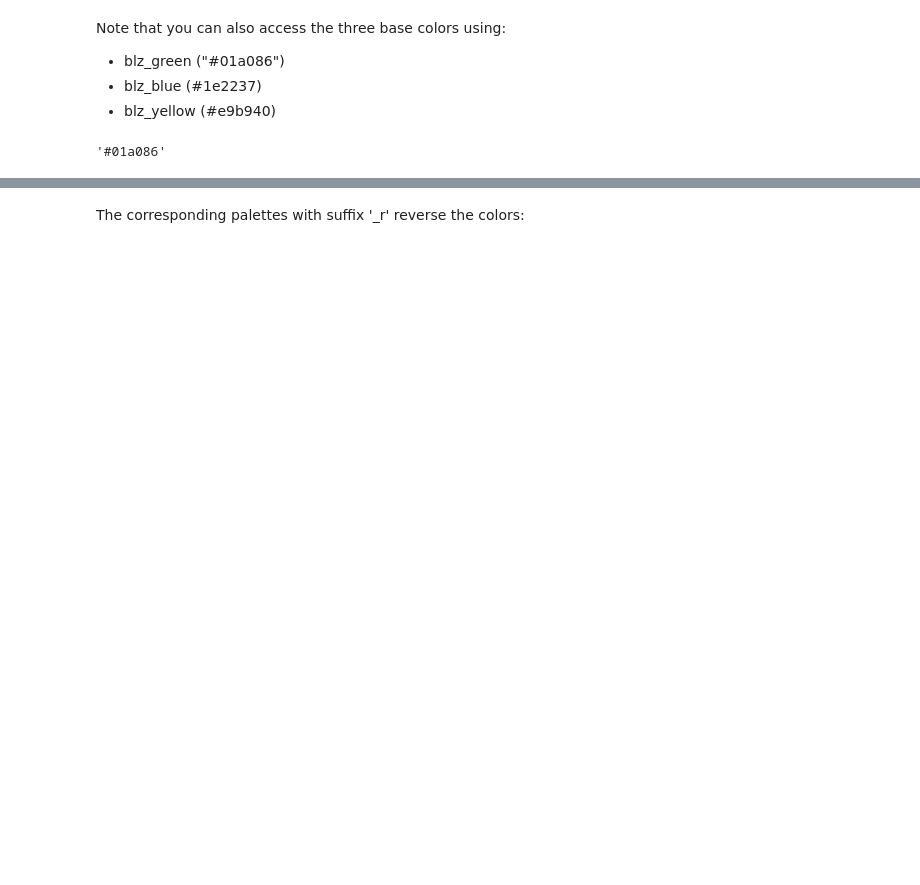
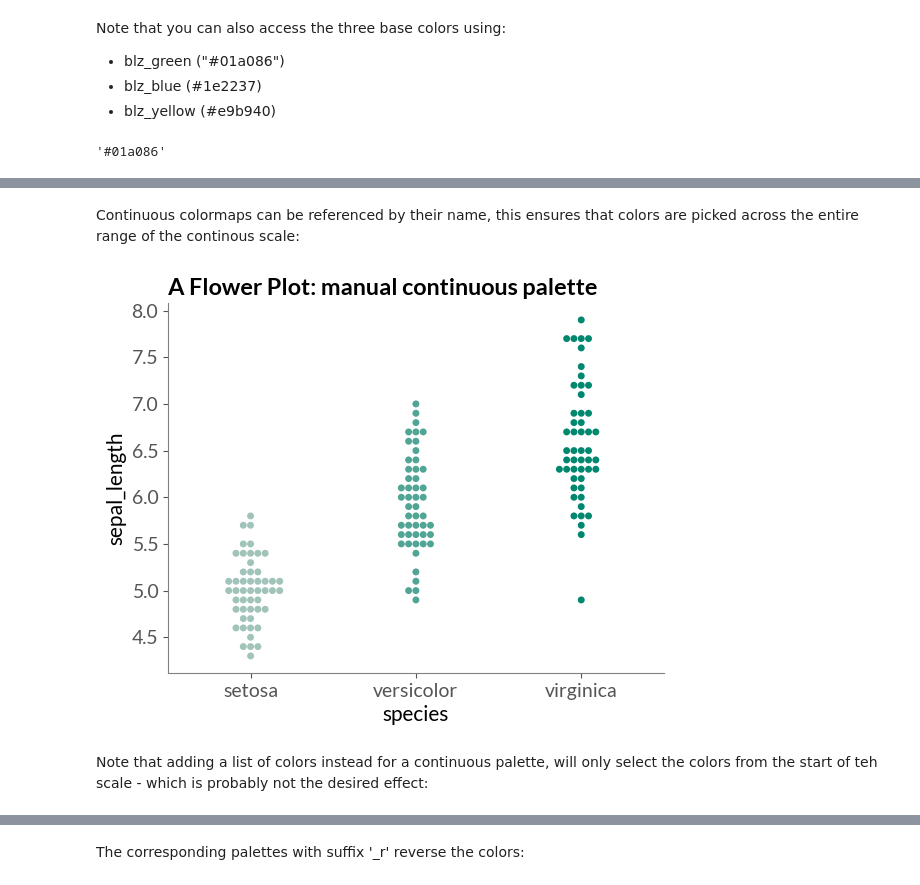
Before and after one commit to lizard-bio/nature-grade-visualization-playground, a Jupyter notebook: BioLizardStylePython/docs/example.ipynb, the cells around one changed output, grey strips where cells are left out. Drawn from its saved outputs; the diff is of its cells as text; code cells hidden in the pictures; blank space fills up the shorter version.

```diff
--- a/BioLizardStylePython/docs/example.ipynb
+++ b/BioLizardStylePython/docs/example.ipynb
@@ -123,0 +142,10 @@ Here an example illustrating how to use these palettes:
+# %% [markdown]
+Continuous colormaps can be referenced by their name, this ensures that colors are picked across the entire range of the continous scale:
+# %%
+sns.swarmplot(x="species", y="sepal_length", hue ="species", data=data, palette="biolizard_sequential_pal")
+plt.title('A Flower Plot: manual continuous palette')
+plt.show()
+# %% [output]
+[figure, added]
+# %% [markdown]
+Note that adding a list of colors instead for a continuous palette, will only select the colors from the start of teh scale - which is probably not the desired effect:
```
Also changed, not shown: parts of 46 cells of this notebook, 3 other files.
